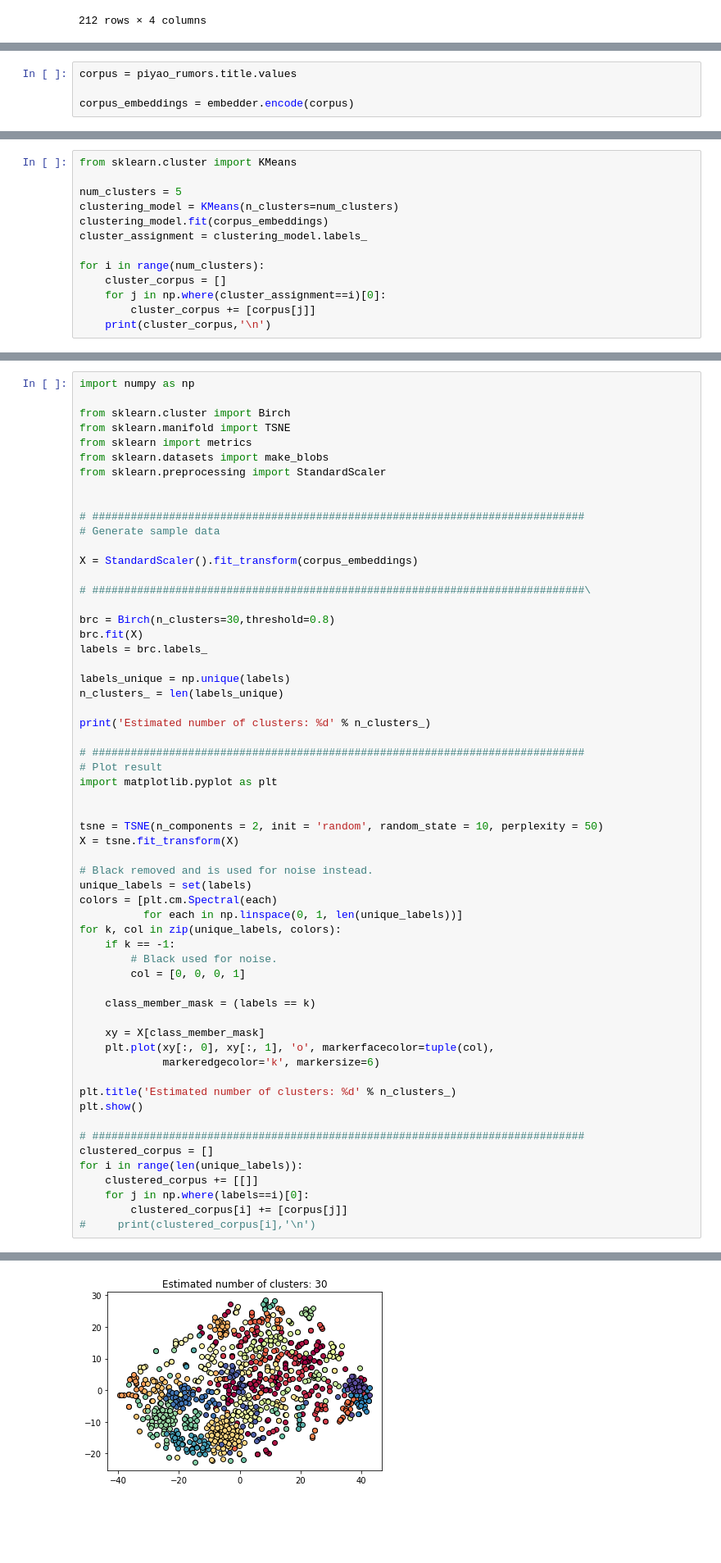
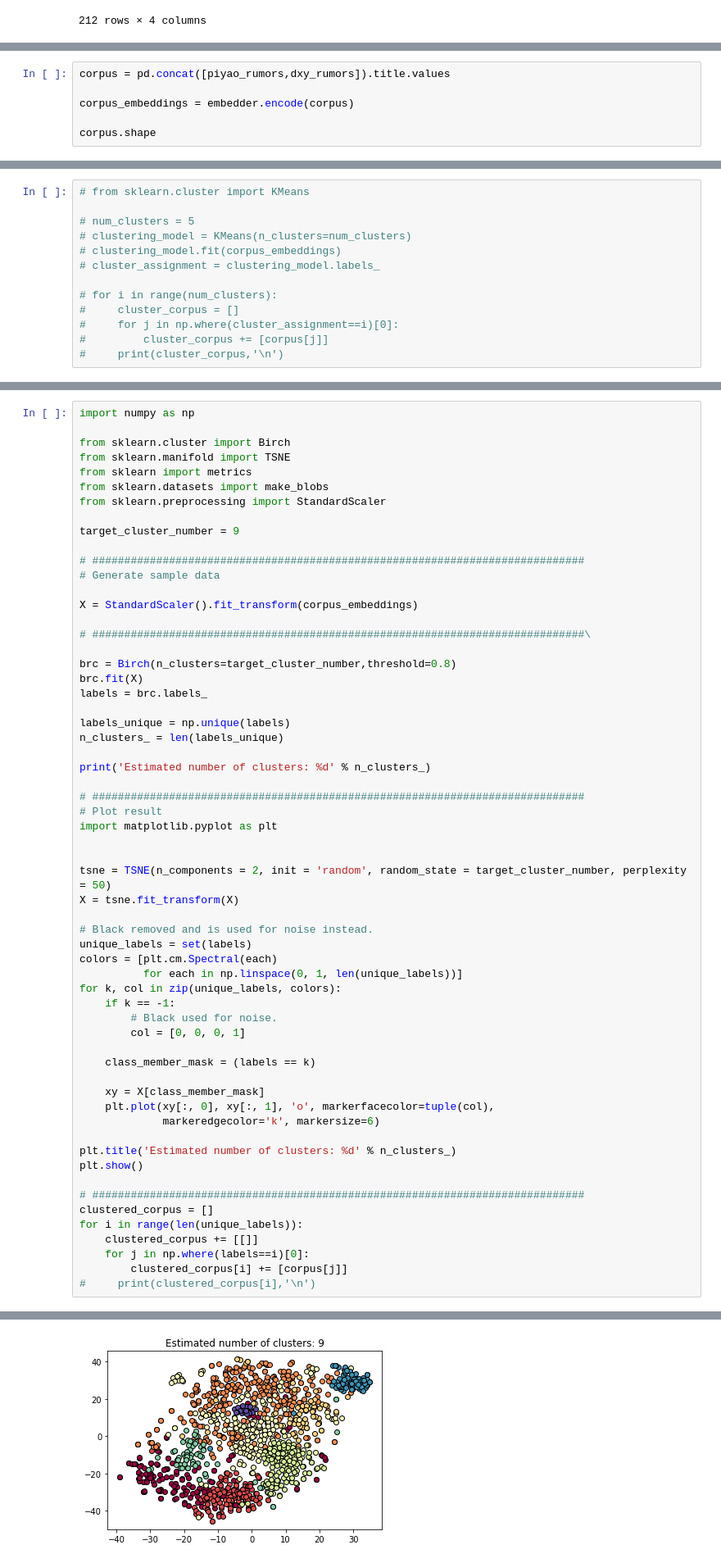
Before and after one commit to tccoin/covid-19-rumor-detector, a Jupyter notebook: notebook/cluster.ipynb, the cells around one changed output, grey strips where cells are left out. Shown at 82% size. Cells and saved outputs as stored; diff of their text form; blank space fills up the shorter version.

```diff
--- a/notebook/cluster.ipynb
+++ b/notebook/cluster.ipynb
@@ -43,6 +43,8 @@ piyao_rumors
 | 947 | 999 | 北京西站防控失败致大批外地人涌入 | 2020-02-10 14:19:36 | http://www.piyao.org.cn/2020-02/1... | 0 | 张智萍 | NaN | 北京西站官方微博 |
 948 rows × 8 columns
 # %%
-corpus = piyao_rumors.title.values
+corpus = pd.concat([piyao_rumors,dxy_rumors]).title.values
 
 corpus_embeddings = embedder.encode(corpus)
+
+corpus.shape
@@ -49,13 +53,13 @@ corpus_embeddings = embedder.encode(corpus)
 # %%
-from sklearn.cluster import KMeans
+# from sklearn.cluster import KMeans
 
-num_clusters = 5
-clustering_model = KMeans(n_clusters=num_clusters)
-clustering_model.fit(corpus_embeddings)
-cluster_assignment = clustering_model.labels_
+# num_clusters = 5
+# clustering_model = KMeans(n_clusters=num_clusters)
+# clustering_model.fit(corpus_embeddings)
+# cluster_assignment = clustering_model.labels_
 
-for i in range(num_clusters):
-    cluster_corpus = []
-    for j in np.where(cluster_assignment==i)[0]:
-        cluster_corpus += [corpus[j]]
-    print(cluster_corpus,'\n')
+# for i in range(num_clusters):
+#     cluster_corpus = []
+#     for j in np.where(cluster_assignment==i)[0]:
+#         cluster_corpus += [corpus[j]]
+#     print(cluster_corpus,'\n')
@@ -78,6 +93,7 @@ from sklearn import metrics
 from sklearn.datasets import make_blobs
 from sklearn.preprocessing import StandardScaler
 
+target_cluster_number = 9
 
 # #############################################################################
 # Generate sample data
@@ -86,7 +102,7 @@ X = StandardScaler().fit_transform(corpus_embeddings)
 
 # #############################################################################\
 
-brc = Birch(n_clusters=30,threshold=0.8)
+brc = Birch(n_clusters=target_cluster_number,threshold=0.8)
 brc.fit(X)
 labels = brc.labels_
 
@@ -100,7 +116,7 @@ print('Estimated number of clusters: %d' % n_clusters_)
 import matplotlib.pyplot as plt
 
 
-tsne = TSNE(n_components = 2, init = 'random', random_state = 10, perplexity = 50)
+tsne = TSNE(n_components = 2, init = 'random', random_state = target_cluster_number, perplexity = 50)
 X = tsne.fit_transform(X)
 
 # Black removed and is used for noise instead.
@@ -133 +149 @@ Estimated number of clusters: 30
-[figure, old version]
+[figure, new version]
```
Also changed, not shown: parts of 11 cells of this notebook, 10 other files.
